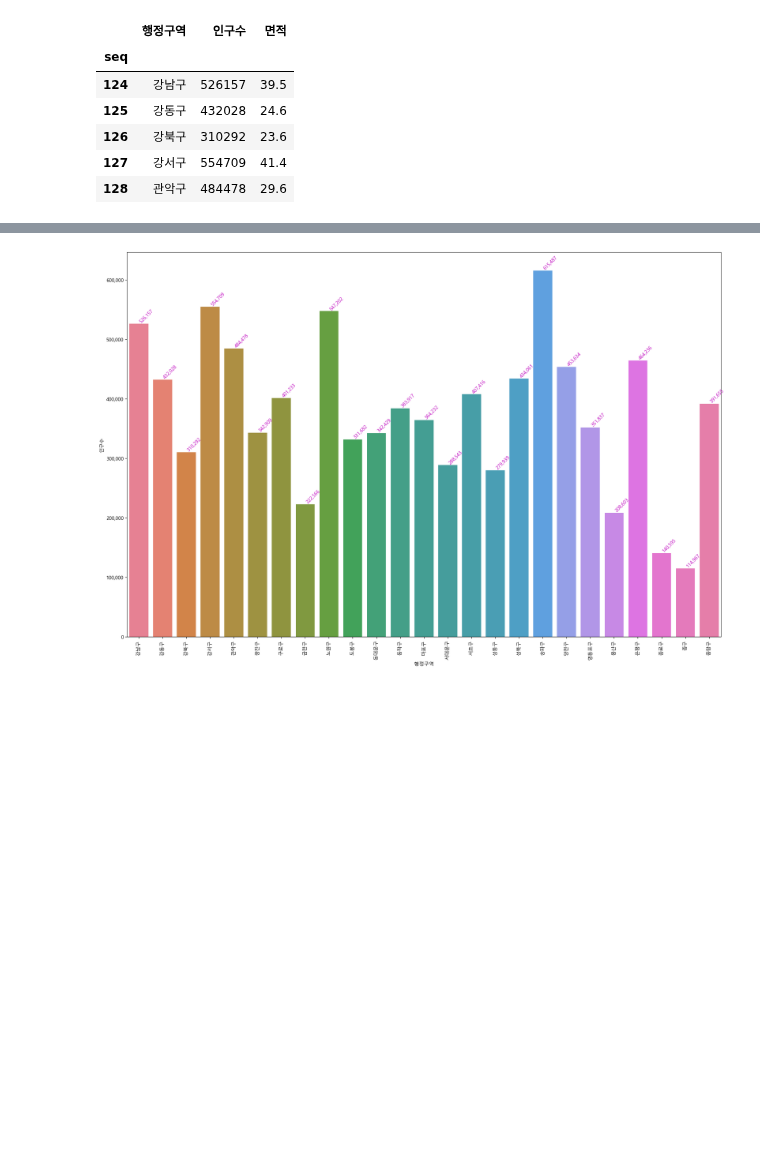
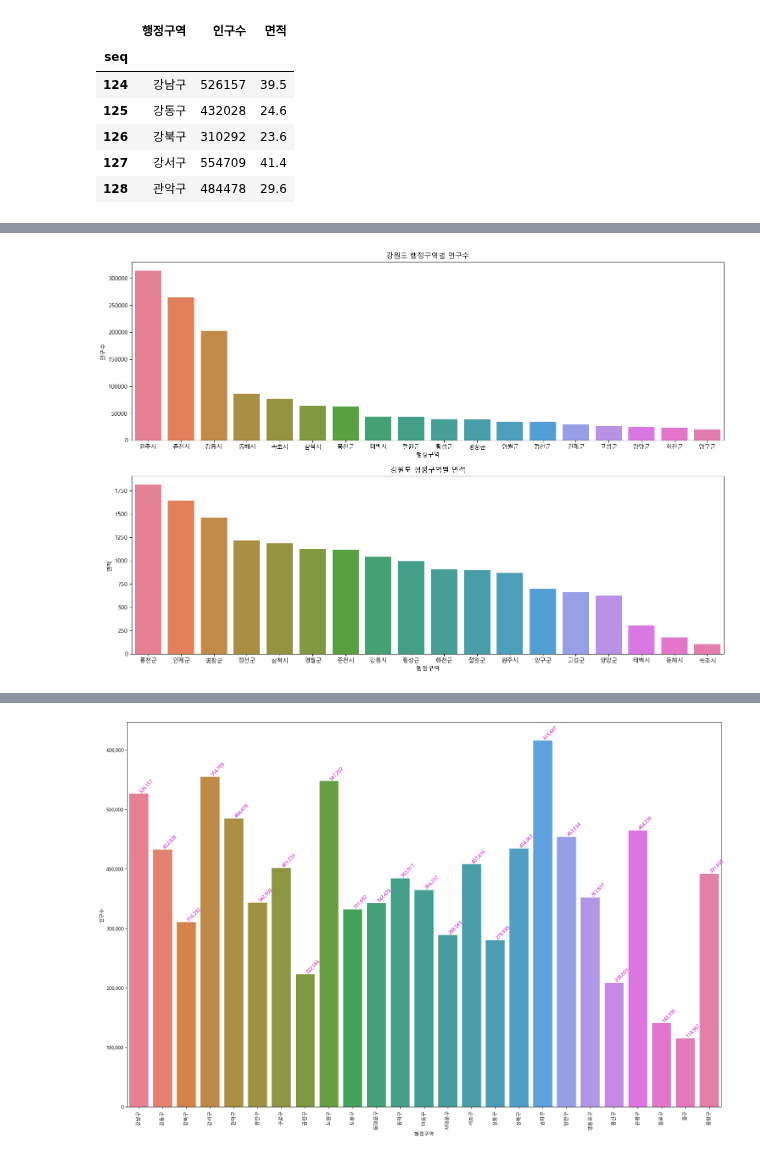
Before and after one commit to mysoyul/Python_WebScraping_Analysis_202511, a Jupyter notebook: 03.행정구역정보_분석과시각화.ipynb, the cells around one changed output, grey strips where cells are left out. Drawn from its saved outputs; the diff is of its cells as text; code cells hidden in the pictures; blank space fills up the shorter version.

```diff
--- a/03.행정구역정보_분석과시각화.ipynb
+++ b/03.행정구역정보_분석과시각화.ipynb
@@ -1064,7 +1064,9 @@ def show_pop_area(sido_name):
     area_plot.set_title(f'{sido_name} 행정구역별 면적')
     plt.show()
 # %%
-show_pop_area('부산광역시')
+show_pop_area('강원도')
+# %% [output]
+[figure, added]
 # %%
 # 전국데이터의 광역시도의 인구수
 figure, axes1 = plt.subplots(1,1)
```
Also changed, not shown: parts of 2 cells of this notebook, 2 other files.
